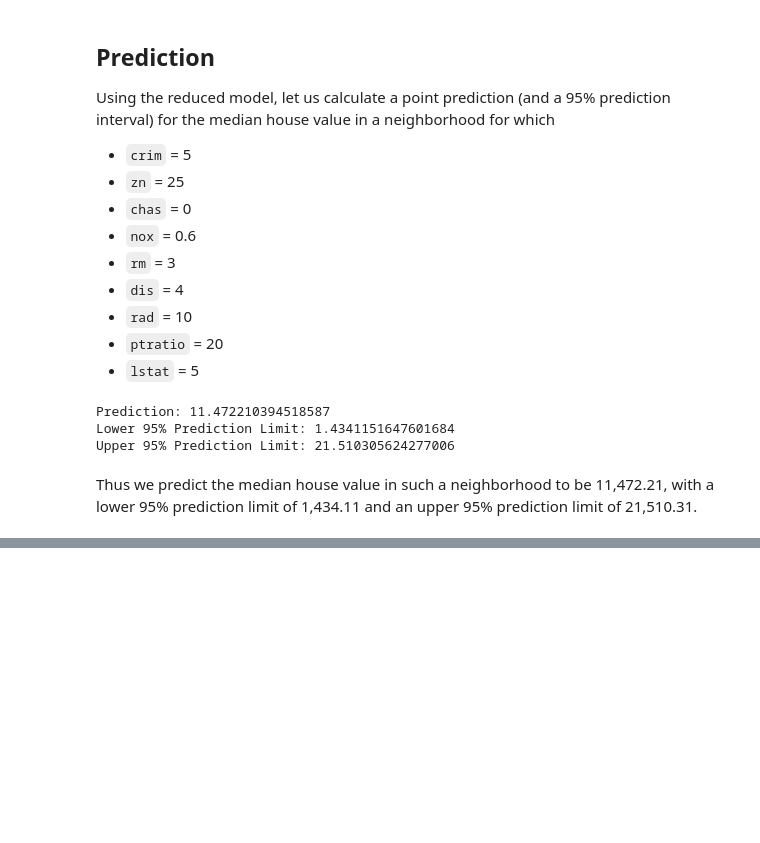
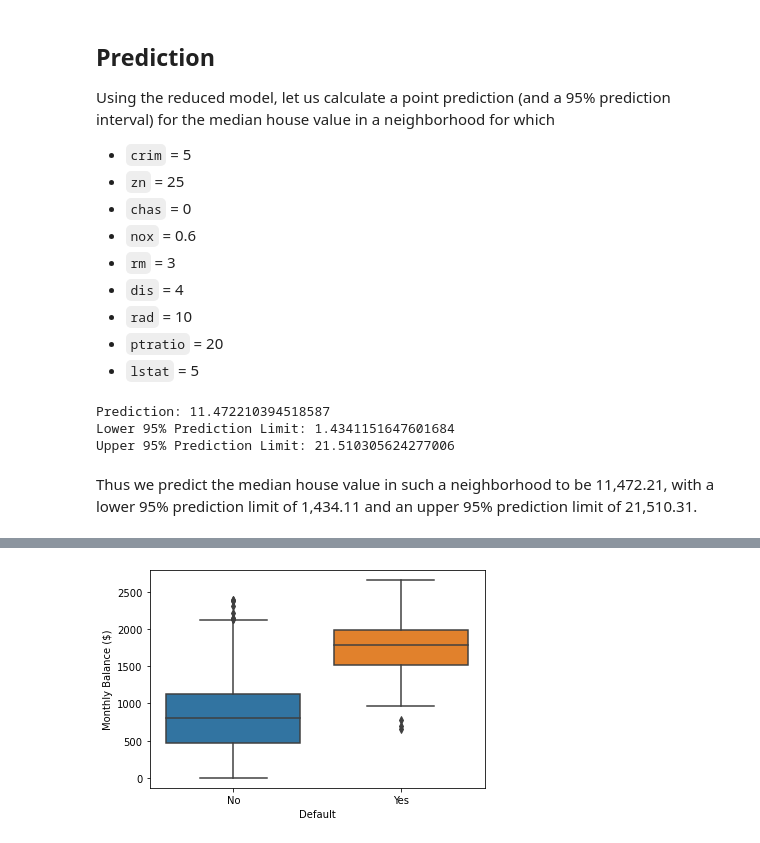
Before and after one commit to ssc-datascience/pythonjupyter_wshop2021, a Jupyter notebook: ssc2021_workshop_regressions.ipynb, the cells around one changed output, grey strips where cells are left out. Saved outputs shown, nothing was run; the diff lists cells and outputs as text; code cells hidden in the pictures; blank space fills up the shorter version.

```diff
--- a/ssc2021_workshop_regressions.ipynb
+++ b/ssc2021_workshop_regressions.ipynb
@@ -524,0 +603,6 @@ Thus we predict the median house value in such a neighborhood to be 11,472.21, w
+# %%
+boxplt2 = sns.boxplot(x="default", y="balance", data=default)
+boxplt2.set(xlabel = "Default", ylabel = "Monthly Balance ($)")
+plt.show()
+# %% [output]
+[figure, added]
```
Also changed, not shown: parts of 28 cells of this notebook.
